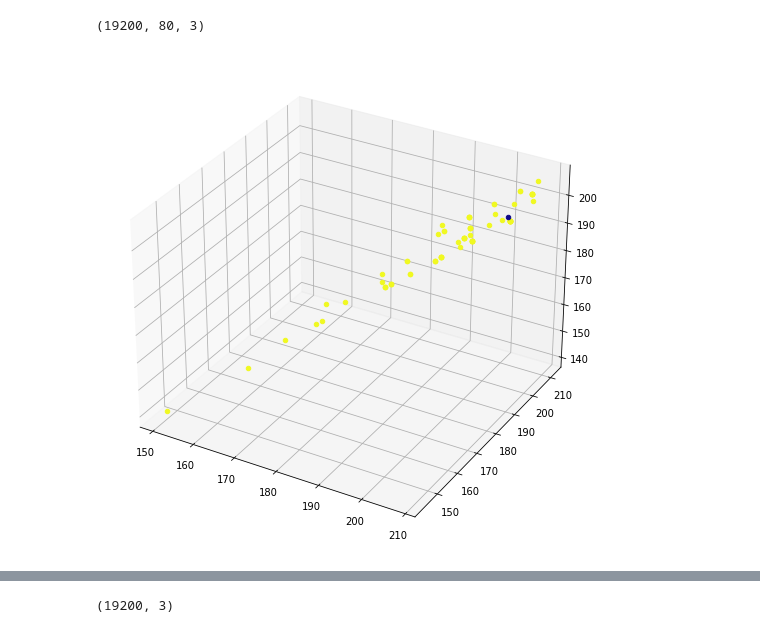
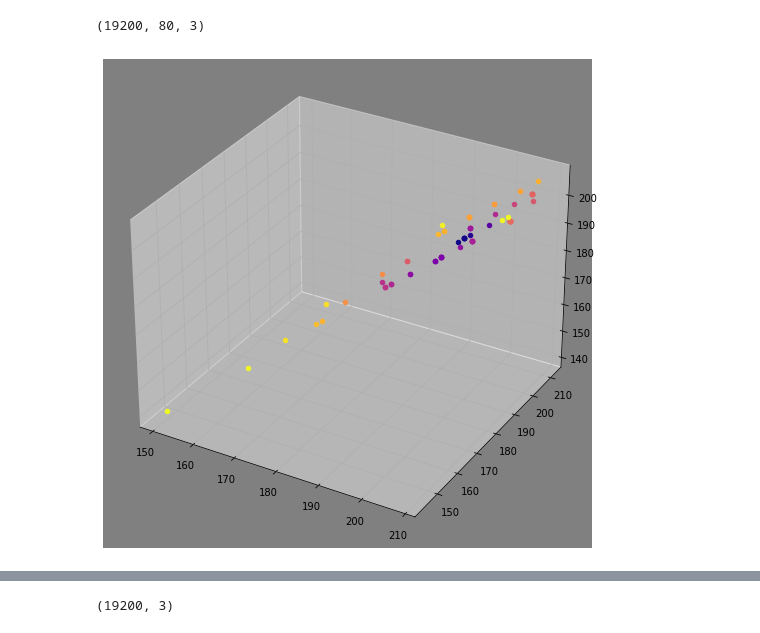
Before and after one commit to dylanlrrb/dylanlrrb.github.io, a Jupyter notebook: portfolio/background_removal/notebook.ipynb, the cells around one changed output, grey strips where cells are left out. Cells and saved outputs as stored; diff of their text form; code cells hidden in the pictures.

Commit message:
add description to background removal

```diff
--- a/portfolio/background_removal/notebook.ipynb
+++ b/portfolio/background_removal/notebook.ipynb
@@ -34,0 +87,12 @@ frameHeight 120
+# %%
+fourcc = cv2.VideoWriter_fourcc(*'VP90')
+video2 = cv2.VideoWriter('traffic_movement.webm', fourcc, float(fps), (frameWidth, frameHeight))
+backSub = cv2.createBackgroundSubtractorMOG2(detectShadows=False, varThreshold=200)
+frames_to_plot = [50, 60, 70]
+
+for i, frame in enumerate(buf):
+  fgMask = backSub.apply(frame)
+  video2.write(cv2.cvtColor(fgMask, cv2.COLOR_GRAY2BGR))
+video2.release()
+
+Video('traffic_movement.webm', width=300, html_attributes="controls loop autoplay")
@@ -42,24 +109,25 @@ stacked.shape
 model = np.empty((frameHeight*frameWidth), dtype=GaussianMixture)
 
 for i in range(frameHeight*frameWidth):
-  model[i] = GaussianMixture(n_components=1,covariance_type='full', init_params='random').fit(stacked[i])
+  model[i] = GaussianMixture(n_components=1, init_params='random').fit(stacked[i])
 # %%
 fig = plt.figure()
 ax = fig.add_subplot(projection='3d')
-scaler = MinMaxScaler(feature_range=(0,255))
-# scaler = StandardScaler()
-ii=1000
+scaler = MinMaxScaler()
+pixel=1000
 
 colors = plt.get_cmap('plasma')
 scores = []
-for point in stacked[ii]:
-  score = [(model[ii].score_samples([point])[0])]
-  scores.append(score)
+for point in stacked[pixel]:
+  score = [(model[pixel].score_samples([point])[0])]
+  scores.append(1-np.exp(score))
 
 scores = scaler.fit_transform(scores)
-for score, point in zip(scores, stacked[ii]):
+for score, point in zip(scores, stacked[pixel]):
   color = colors(score)
   xs, ys, zs = point
+  ax.set_facecolor('gray')
   ax.scatter(xs, ys, zs, color=color)
+plt.show()
 # %% [output]
-[figure, old version]
+[figure, new version]
```
Also changed, not shown: parts of 18 cells of this notebook, 10 other files.
